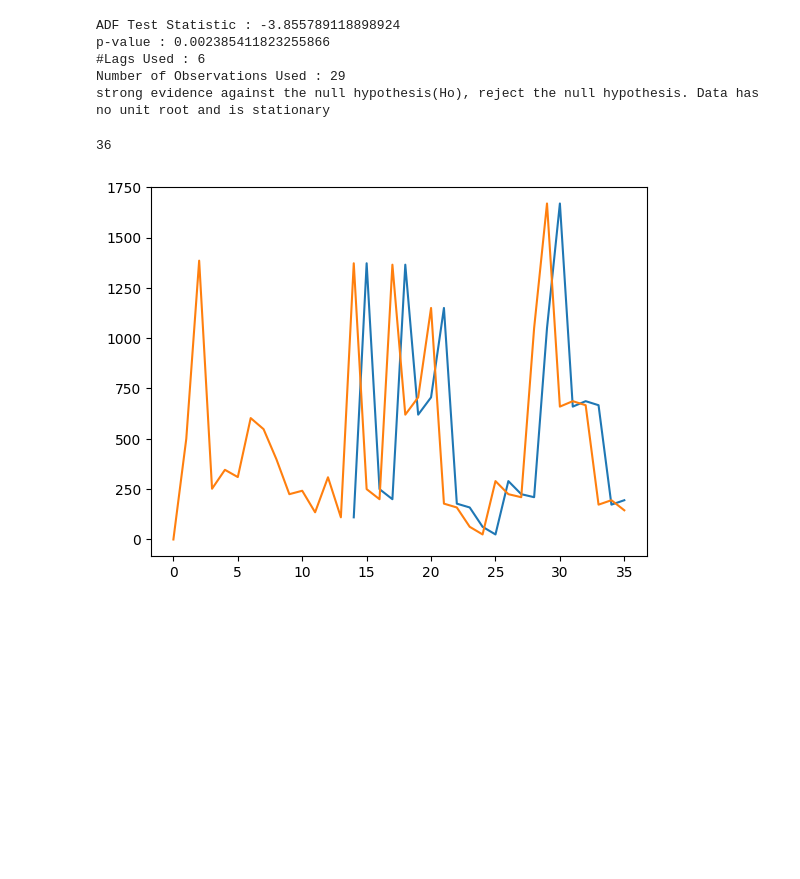
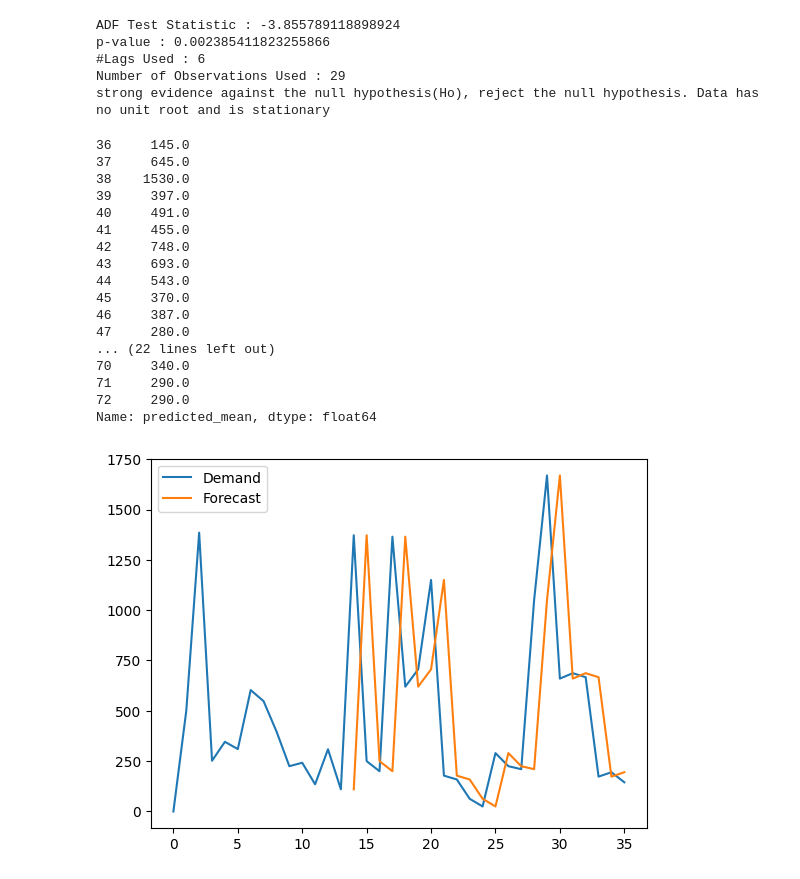
Before and after one commit to Serpent03/thrive-a-thon, a Jupyter notebook: pred.ipynb, the cells around one changed output. Saved outputs shown, nothing was run; the diff lists cells and outputs as text; code cells hidden in the pictures; blank space fills up the shorter version.

```diff
--- a/pred.ipynb
+++ b/pred.ipynb
@@ -71,13 +71,28 @@ strong evidence against the null hypothesis(Ho), reject the null hypothesis. Dat
 # %%
 import statsmodels.api as sm
 model = sm.tsa.statespace.SARIMAX(new_df['Demand'], order=(1,1,1), seasonal_order=(1,1,1,36))
 results = model.fit()
 
-new_df['Forecast'] = results.predict(start=14, end=60, dynamic=False)
-new_df['Forecast'].plot()
-new_df['Demand'].plot()
+new_df['Forecast'] = results.predict(start=14, end=72, dynamic=False)
+new_df[['Demand', 'Forecast']].plot()
 
-len(new_df['Forecast'].tolist())
+results.predict(start=36, end=72, dynamic=False)
 # %% [output]
-36
+36     145.0
+37     645.0
+38    1530.0
+39     397.0
+40     491.0
+41     455.0
+42     748.0
+43     693.0
+44     543.0
+45     370.0
+46     387.0
+47     280.0
+... (22 lines left out)
+70     340.0
+71     290.0
+72     290.0
+Name: predicted_mean, dtype: float64
-[figure, old version]
+[figure, new version]
```
